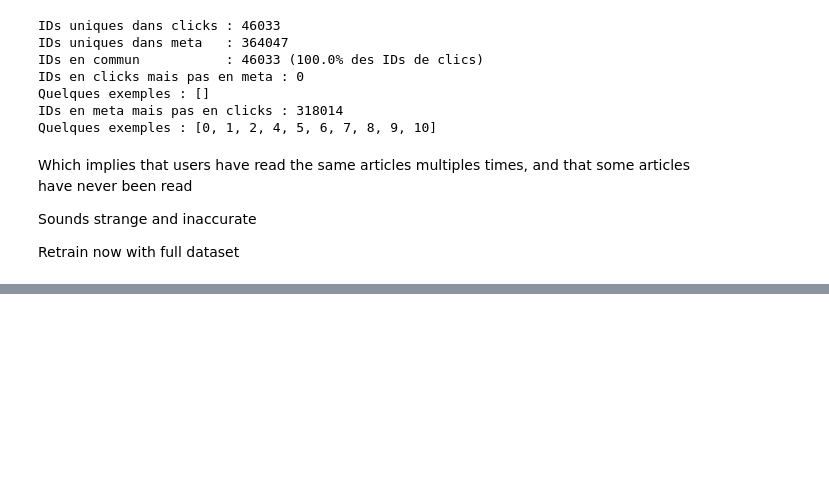
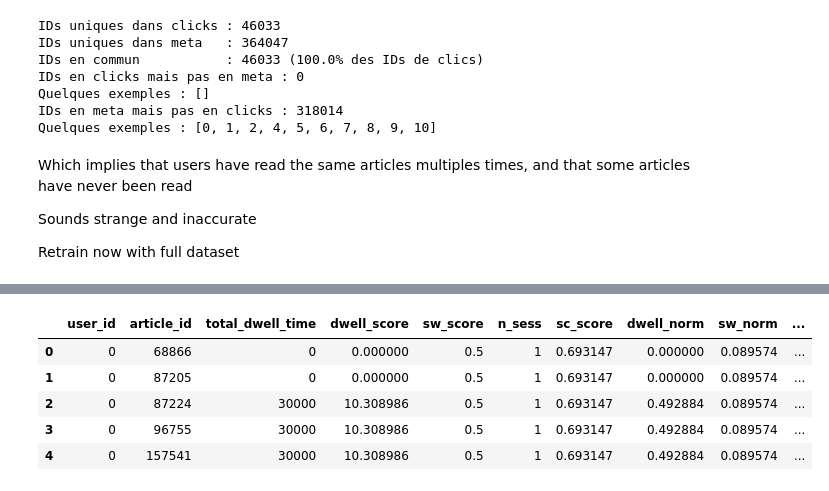
Before and after one commit to Apoxys/OCR-AIEngineer-P10, a Jupyter notebook: Collaborative.ipynb, the cells around one changed output, grey strips where cells are left out. Saved outputs shown, nothing was run; the diff lists cells and outputs as text; code cells hidden in the pictures; blank space fills up the shorter version.

```diff
--- a/Collaborative.ipynb
+++ b/Collaborative.ipynb
@@ -432,0 +602,99 @@ Estimation de dwell_time pour user 1234, article 157541: 1246.00 ms
+# %%
+# 1. Charger le dataset complet de clics
+clicks_dir = "data/archive/clicks/clicks"
+files = [f for f in os.listdir(clicks_dir) if f.endswith(".csv")]
+dfs = [pd.read_csv(os.path.join(clicks_dir, f)) for f in files]
+clicks_full = pd.concat(dfs, ignore_index=True)
+# %%
+# 2. Calcul du dwell_time
+clicks_full = clicks_full.sort_values(
+    ["user_id","session_id","click_timestamp"]
+)
+clicks_full["next_ts"] = (
+    clicks_full
+    .groupby(["user_id","session_id"])["click_timestamp"]
+    .shift(-1)
+)
+clicks_full["dwell_time"] = (
+    clicks_full["next_ts"] - clicks_full["click_timestamp"]
+).fillna(0)
+
+# 3. Calcul du dwell_score = log1p(total_dwell_time)
+dwell_per_pair = (
+    clicks_full
+    .groupby(["user_id","click_article_id"])["dwell_time"]
+    .sum()
+    .reset_index(name="total_dwell_time")
+)
+dwell_per_pair["dwell_score"] = np.log1p(dwell_per_pair["total_dwell_time"])
+
+# 4. Calcul du poids par session (session_weight)
+clicks_full["clicks_same_session"] = (
+    clicks_full
+    .groupby(["user_id","session_id","click_article_id"])
+    ["click_article_id"]
+    .transform("count")
+)
+clicks_full["session_weight"] = (
+    clicks_full["clicks_same_session"] / clicks_full["session_size"]
+)
+
+session_weight_per_pair = (
+    clicks_full
+    .groupby(["user_id","click_article_id"])["session_weight"]
+    .sum()
+    .reset_index(name="sw_score")
+)
+
+# 5. Calcul de la fréquence multi-session (sc_score)
+sessions_per_pair = (
+    clicks_full.drop_duplicates(
+        subset=["user_id","session_id","click_article_id"]
+    )
+    .groupby(["user_id","click_article_id"])
+    .size()
+    .reset_index(name="n_sessions_clicked")
+)
+sessions_per_pair["sc_score"] = np.log1p(sessions_per_pair["n_sessions_clicked"])
+
+# 6. Fusion des métriques
+dwell2 = dwell_per_pair.rename(columns={"click_article_id":"article_id"})
+sw2    = session_weight_per_pair.rename(columns={"click_article_id":"article_id"})
+sc2    = sessions_per_pair.rename(columns={"click_article_id":"article_id", "n_sessions_clicked":"n_sess"})
+
+ratings_imp = dwell2.merge(sw2, on=["user_id","article_id"], how="outer") \
+                    .merge(sc2, on=["user_id","article_id"], how="outer")
+
+ratings_imp = ratings_imp.fillna(0)
+
+# 7. Normalisation Min-Max de chaque score
+scaler = MinMaxScaler()
+ratings_imp["dwell_norm"] = scaler.fit_transform(
+    ratings_imp[["dwell_score"]]
+)
+ratings_imp["sw_norm"]    = scaler.fit_transform(
+    ratings_imp[["sw_score"]]
+)
+ratings_imp["sc_norm"]    = scaler.fit_transform(
+    ratings_imp[["sc_score"]]
+)
+
+# 8. Combinaison pondérée
+w1, w2, w3 = 0.5, 0.3, 0.2
+ratings_imp["rating_imp"] = (
+    w1 * ratings_imp["dwell_norm"]
+  + w2 * ratings_imp["sw_norm"]
+  + w3 * ratings_imp["sc_norm"]
+)
+
+# 9. Mise à l’échelle finale (1 à 5) pour Surprise
+ratings_imp["rating_final"] = 1 + 4 * ratings_imp["rating_imp"]
+
+ratings_imp.head()
+# %% [output]
+|  | user_id | article_id | total_dwell_time | dwell_score | sw_score | n_sess | sc_score | dwell_norm | sw_norm | ... |
+| 0 | 0 | 68866 | 0 | 0.000000 | 0.5 | 1 | 0.693147 | 0.000000 | 0.089574 | ... |
+| 1 | 0 | 87205 | 0 | 0.000000 | 0.5 | 1 | 0.693147 | 0.000000 | 0.089574 | ... |
+| 2 | 0 | 87224 | 30000 | 10.308986 | 0.5 | 1 | 0.693147 | 0.492884 | 0.089574 | ... |
+| 3 | 0 | 96755 | 30000 | 10.308986 | 0.5 | 1 | 0.693147 | 0.492884 | 0.089574 | ... |
+| 4 | 0 | 157541 | 30000 | 10.308986 | 0.5 | 1 | 0.693147 | 0.492884 | 0.089574 | ... |
```
Also changed, not shown: parts of 42 cells of this notebook, 2 other files.
